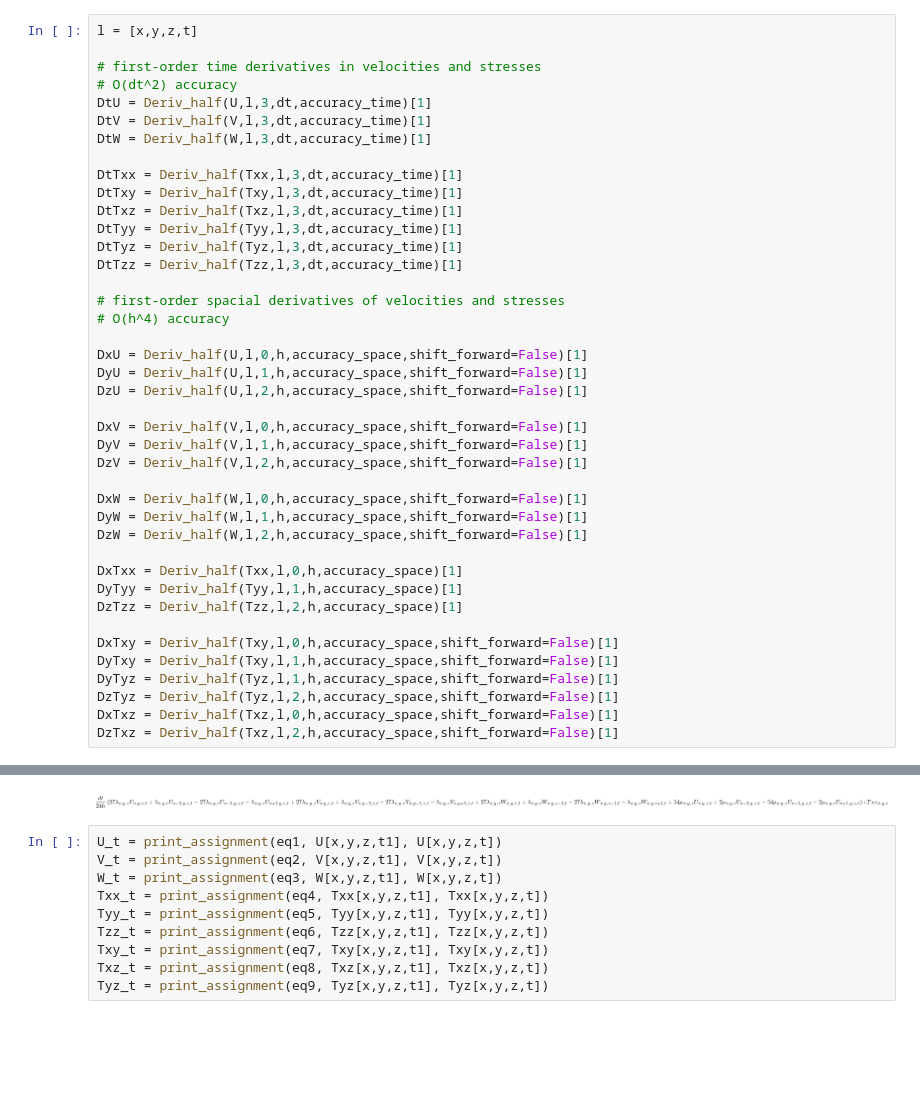
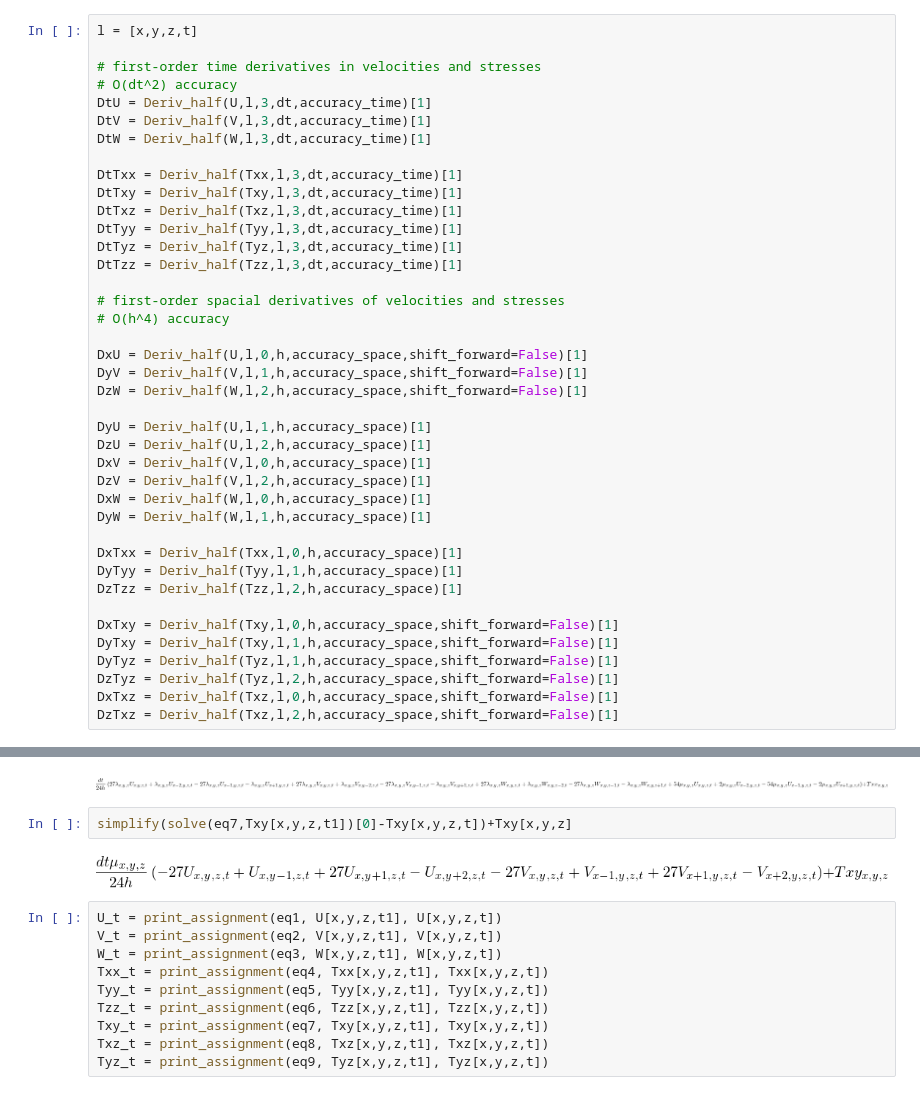
Before and after one commit to devitocodes/opesci-fd, a Jupyter notebook: codegen/demo_propagator.ipynb, the cells around one changed output, grey strips where cells are left out. Cells and saved outputs as stored; diff of their text form; blank space fills up the shorter version.

```diff
--- a/codegen/demo_propagator.ipynb
+++ b/codegen/demo_propagator.ipynb
@@ -38,16 +35,15 @@ DtTzz = Deriv_half(Tzz,l,3,dt,accuracy_time)[1]
 # O(h^4) accuracy
 
 DxU = Deriv_half(U,l,0,h,accuracy_space,shift_forward=False)[1]
-DyU = Deriv_half(U,l,1,h,accuracy_space,shift_forward=False)[1]
-DzU = Deriv_half(U,l,2,h,accuracy_space,shift_forward=False)[1]
+DyV = Deriv_half(V,l,1,h,accuracy_space,shift_forward=False)[1]
+DzW = Deriv_half(W,l,2,h,accuracy_space,shift_forward=False)[1]
 
-DxV = Deriv_half(V,l,0,h,accuracy_space,shift_forward=False)[1]
-DyV = Deriv_half(V,l,1,h,accuracy_space,shift_forward=False)[1]
-DzV = Deriv_half(V,l,2,h,accuracy_space,shift_forward=False)[1]
-
-DxW = Deriv_half(W,l,0,h,accuracy_space,shift_forward=False)[1]
-DyW = Deriv_half(W,l,1,h,accuracy_space,shift_forward=False)[1]
-DzW = Deriv_half(W,l,2,h,accuracy_space,shift_forward=False)[1]
+DyU = Deriv_half(U,l,1,h,accuracy_space)[1]
+DzU = Deriv_half(U,l,2,h,accuracy_space)[1]
+DxV = Deriv_half(V,l,0,h,accuracy_space)[1]
+DzV = Deriv_half(V,l,2,h,accuracy_space)[1]
+DxW = Deriv_half(W,l,0,h,accuracy_space)[1]
+DyW = Deriv_half(W,l,1,h,accuracy_space)[1]
 
 DxTxx = Deriv_half(Txx,l,0,h,accuracy_space)[1]
 DyTyy = Deriv_half(Tyy,l,1,h,accuracy_space)[1]
@@ -96,6 +92,10 @@ simplify(solve(eq1,U[x,y,z,t1])[0]-U[x,y,z,t])+U[x,y,z,t]
 simplify(solve(eq4,Txx[x,y,z,t1])[0]-Txx[x,y,z,t])+Txx[x,y,z]
 # %% [output]
 [figure]
+# %%
+simplify(solve(eq7,Txy[x,y,z,t1])[0]-Txy[x,y,z,t])+Txy[x,y,z]
+# %% [output]
+[figure, added]
 # %%
 U_t = print_assignment(eq1, U[x,y,z,t1], U[x,y,z,t])
 V_t = print_assignment(eq2, V[x,y,z,t1], V[x,y,z,t])
```
Also changed, not shown: parts of 2 cells of this notebook.
